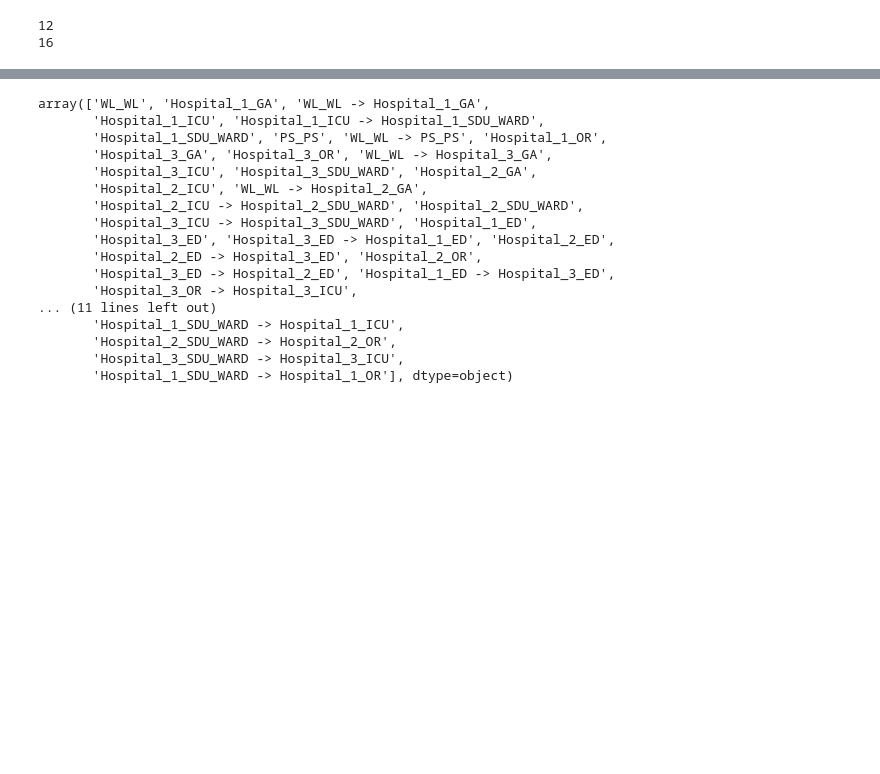
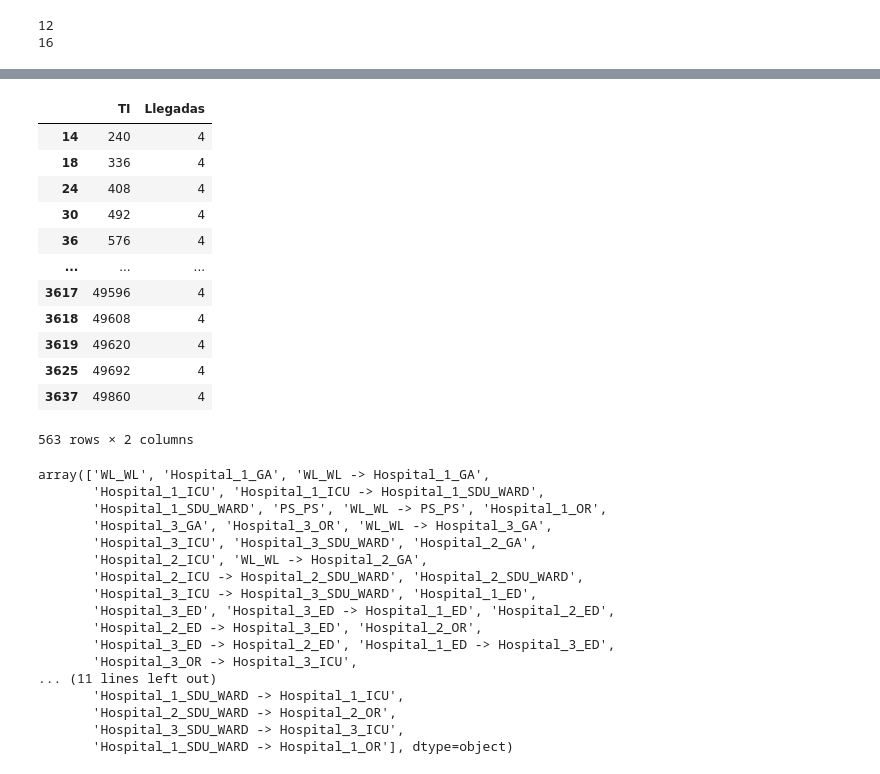
Before and after one commit to franfonte/Capstone, a Jupyter notebook: simulacion/1. codigo analisis/analisis_datos.ipynb, the cells around one changed output, grey strips where cells are left out. Drawn from its saved outputs; the diff is of its cells as text; code cells hidden in the pictures; blank space fills up the shorter version.

Commit message:
avance modelo, solo falta funcion derivar, atender wl y casos extremos wl

```diff
--- a/simulacion/1. codigo analisis/analisis_datos.ipynb
+++ b/simulacion/1. codigo analisis/analisis_datos.ipynb
@@ -113,3 +143,25 @@ tl = tl_1.copy()
+# %%
+# Analisis cantidad de pacientes en GA
+"""Se puede ver que en la gran mayoria de los casos a la ED no llegan mas de 15 pacientes, lo cual es su capacidad maxima,
+en 92 casos se exedio esta capacidad maxima, en estos casos la capacidad debe ser relajanda si es que no tengo mas plata para enviarlos
+al PS y tampoco los puedo atender en ningun hospital"""
+cantidad_llegadas = tl[(tl["UNIDAD"] == "GA") & (tl["HOSPITAL"] == "Hospital_1")].groupby("TI").size().reset_index(name = "Llegadas")
+cantidad_llegadas[cantidad_llegadas["Llegadas"] == 4]
+# cantidad_llegadas["Llegadas"].value_counts()
+# %% [output]
+|  | TI | Llegadas |
+| 14 | 240 | 4 |
+| 18 | 336 | 4 |
+| 24 | 408 | 4 |
+| 30 | 492 | 4 |
+| 36 | 576 | 4 |
+| ... | ... | ... |
+| 3617 | 49596 | 4 |
+| 3618 | 49608 | 4 |
+| 3619 | 49620 | 4 |
+| 3625 | 49692 | 4 |
+| 3637 | 49860 | 4 |
+563 rows × 2 columns
 # %%
 # Ubicaciones
 ubicaciones = list(tl["UBICACIÓN"].unique())
```
Also changed, not shown: parts of 5 cells of this notebook, 3 other files.
